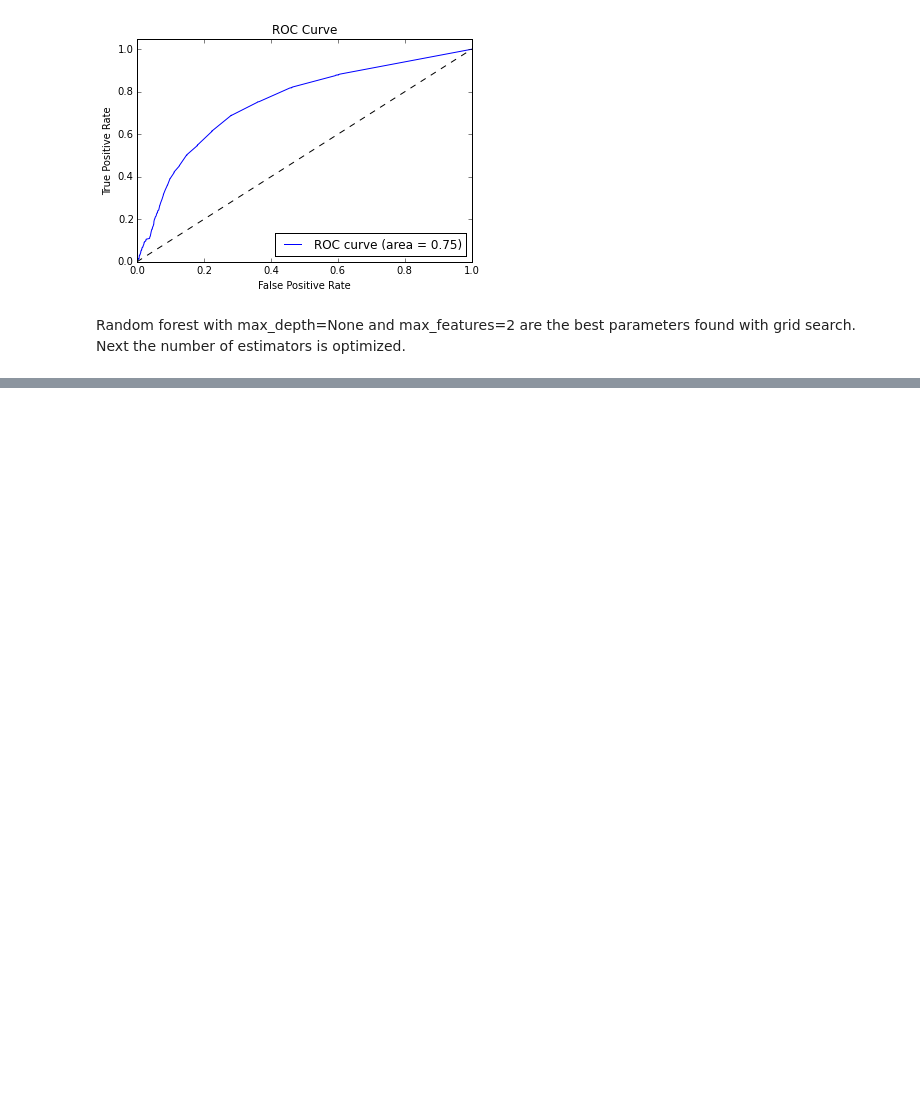
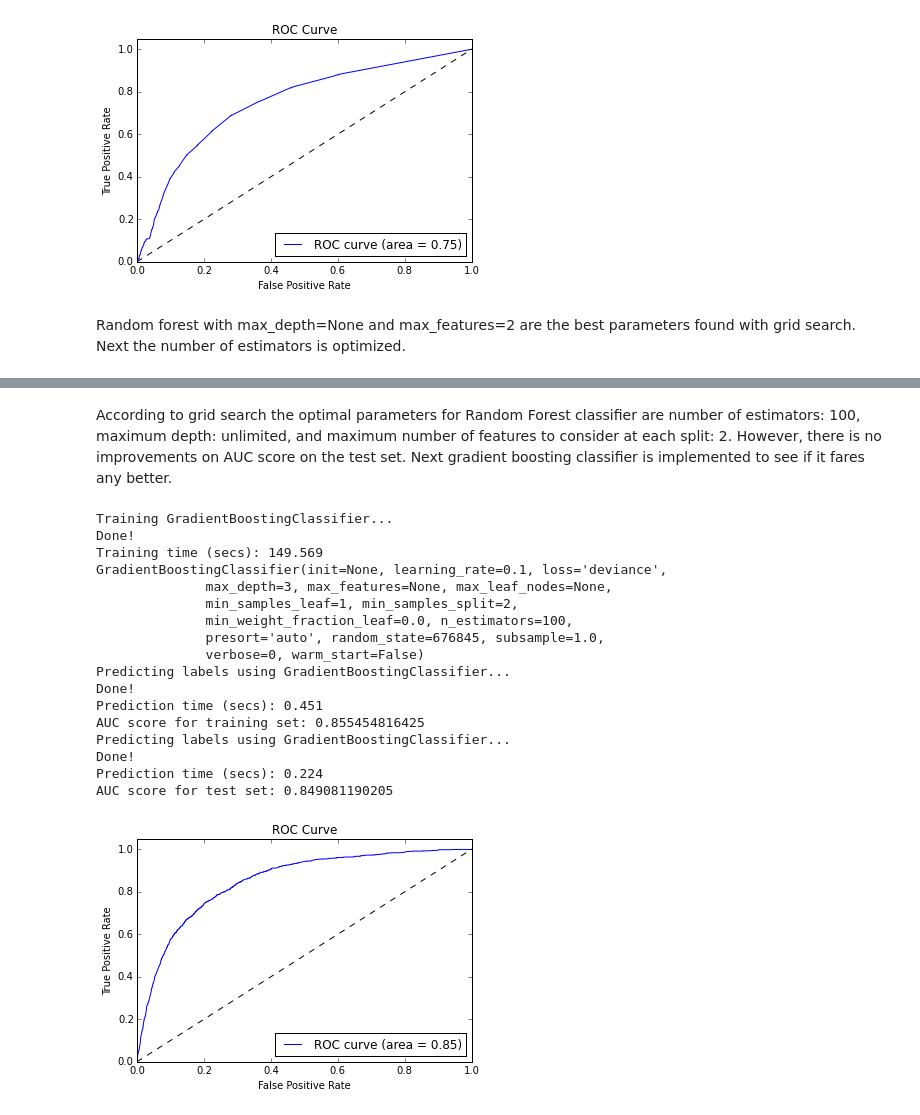
Before and after one commit to jsalminen/Santander, a Jupyter notebook: Santander MLEN.ipynb, the cells around one changed output, grey strips where cells are left out. Saved outputs shown, nothing was run; the diff lists cells and outputs as text; code cells hidden in the pictures; blank space fills up the shorter version.

Commit message:
Tuned Gradient boosting.

```diff
--- a/Santander MLEN.ipynb
+++ b/Santander MLEN.ipynb
@@ -961,0 +684,40 @@ Done!
+# %% [markdown]
+According to grid search the optimal parameters for Random Forest classifier are number of estimators: 100, maximum depth: unlimited, and maximum number of features to consider at each split: 2. However, there is no improvements on AUC score on the test set. Next gradient boosting classifier is implemented to see if it fares any better.
+# %%
+# Gradient boosting classifier, all features used
+from sklearn.ensemble import GradientBoostingClassifier
+
+# Create classifier
+clf = GradientBoostingClassifier(random_state=random_state)
+
+# Train classifier
+train_classifier(clf, train_X, train_y)
+print clf
+
+# Print AUC scores, plot ROC curve
+train_auc_roc_score = predict_labels(clf, train_X, train_y)
+print "AUC score for training set: {}".format(train_auc_roc_score)
+
+test_auc_roc_score = predict_labels(clf, test_X, test_y)
+print "AUC score for test set: {}".format(test_auc_roc_score)
+
+plot_roc(clf, test_X, test_y)
+# %% [output]
+Training GradientBoostingClassifier...
+Done!
+Training time (secs): 149.569
+GradientBoostingClassifier(init=None, learning_rate=0.1, loss='deviance',
+              max_depth=3, max_features=None, max_leaf_nodes=None,
+              min_samples_leaf=1, min_samples_split=2,
+              min_weight_fraction_leaf=0.0, n_estimators=100,
+              presort='auto', random_state=676845, subsample=1.0,
+              verbose=0, warm_start=False)
+Predicting labels using GradientBoostingClassifier...
+Done!
+Prediction time (secs): 0.451
+AUC score for training set: 0.855454816425
+Predicting labels using GradientBoostingClassifier...
+Done!
+Prediction time (secs): 0.224
+AUC score for test set: 0.849081190205
+[figure, added]
```
Also changed, not shown: parts of 54 cells of this notebook.
